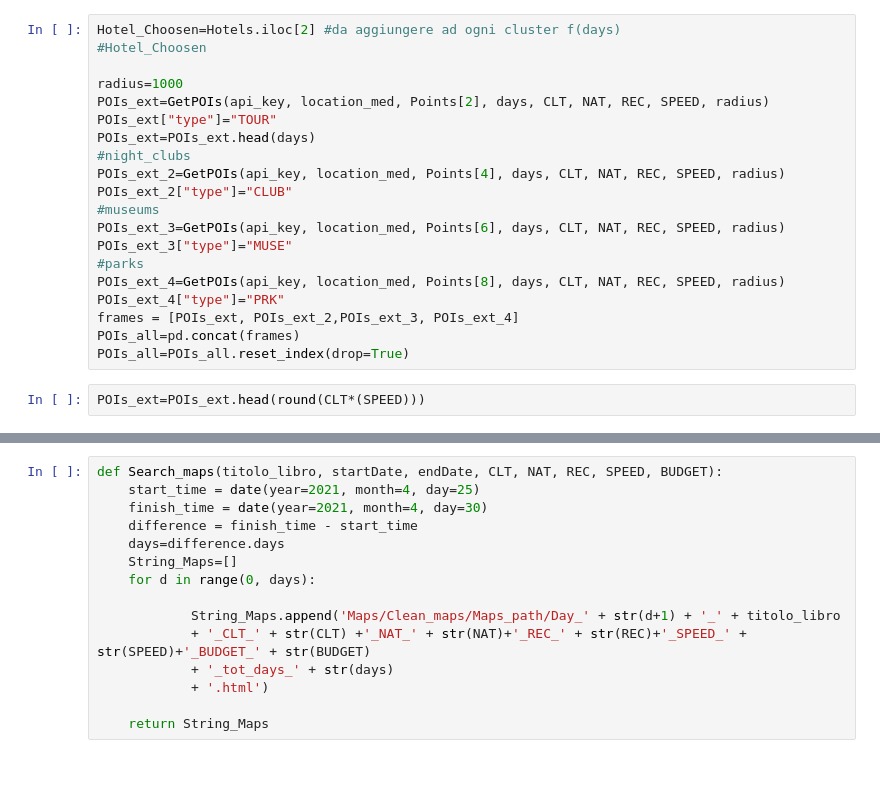
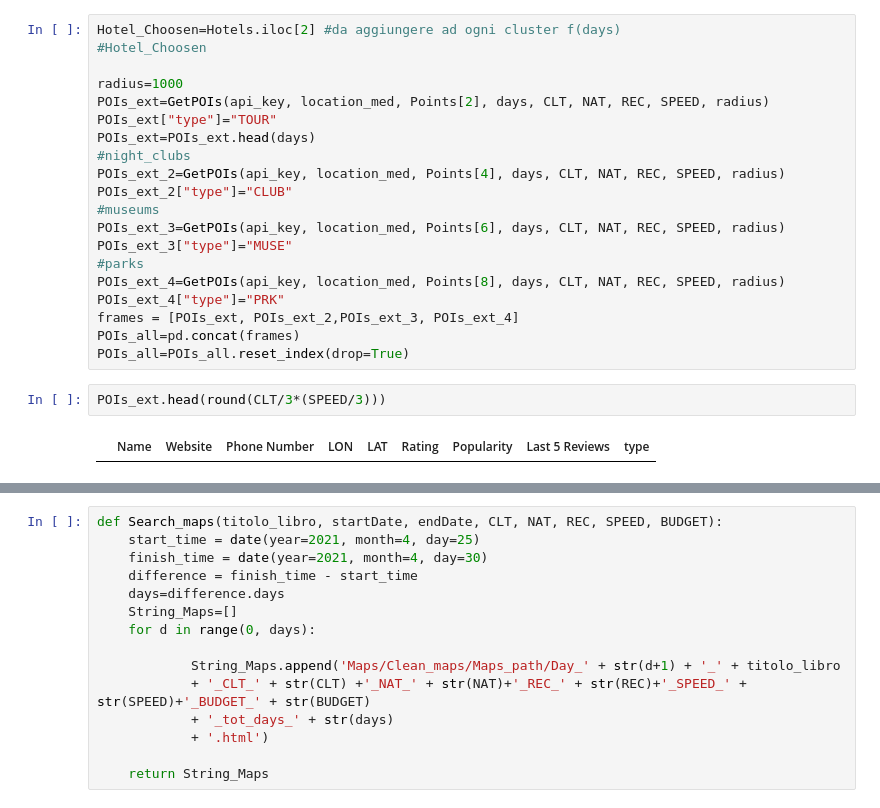
Before and after one commit to pjwork00/ProjectWork, a Jupyter notebook: back-end-python/src/Path_time_API.ipynb, the cells around one changed output, grey strips where cells are left out. Saved outputs shown, nothing was run; the diff lists cells and outputs as text; blank space fills up the shorter version.

```diff
--- a/back-end-python/src/Path_time_API.ipynb
+++ b/back-end-python/src/Path_time_API.ipynb
@@ -460,4 +460,6 @@ frames = [POIs_ext, POIs_ext_2,POIs_ext_3, POIs_ext_4]
 POIs_all=pd.concat(frames)
 POIs_all=POIs_all.reset_index(drop=True)
 # %%
-POIs_ext=POIs_ext.head(round(CLT*(SPEED)))
+POIs_ext.head(round(CLT/3*(SPEED/3)))
+# %% [output]
+|  | Name | Website | Phone Number | LON | LAT | Rating | Popularity | Last 5 Reviews | type |
```
Also changed, not shown: parts of 2 cells of this notebook.
